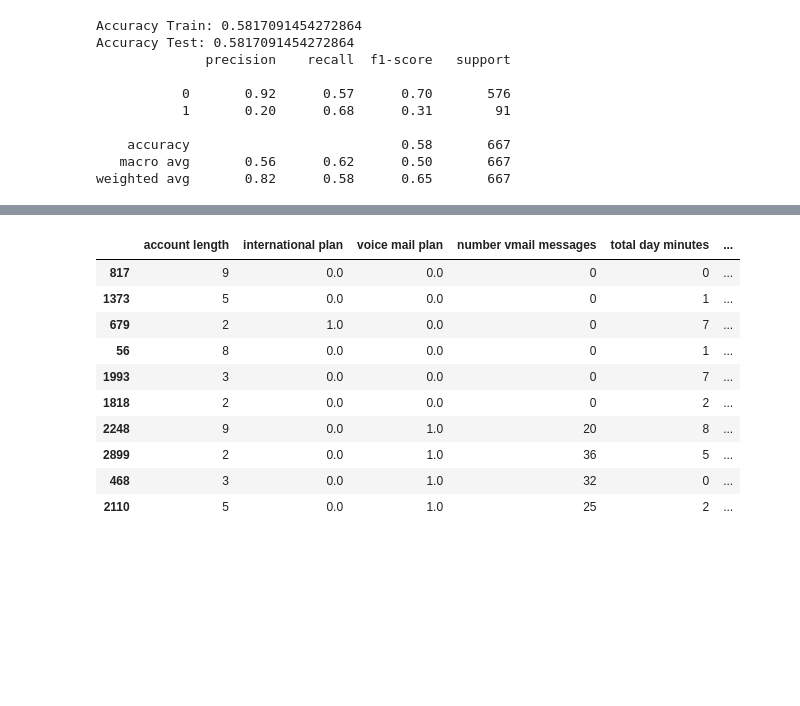
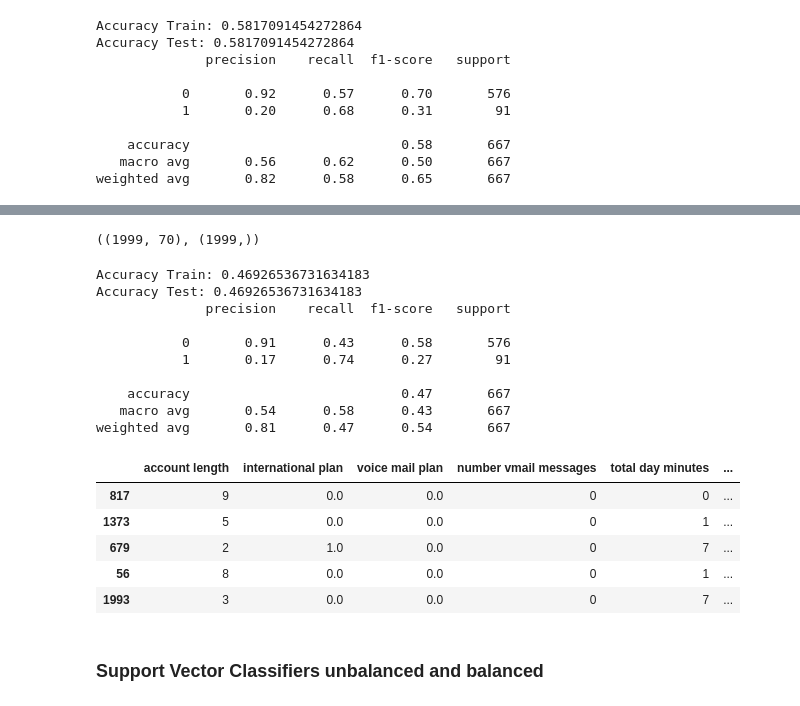
Before and after one commit to scottkds/metis_project3, a Jupyter notebook: models/Models_LR_NB_SVM_KNN_RF.ipynb, the cells around one changed output, grey strips where cells are left out. Drawn from its saved outputs; the diff is of its cells as text; code cells hidden in the pictures; blank space fills up the shorter version.

```diff
--- a/models/Models_LR_NB_SVM_KNN_RF.ipynb
+++ b/models/Models_LR_NB_SVM_KNN_RF.ipynb
@@ -338,14 +414,40 @@ weighted avg       0.82      0.58      0.65       667
+# %%
+(C_train.shape, d_train.shape)
+# %% [output]
+((1999, 70), (1999,))
+# %%
+steps = [('SMOTENC', SMOTENC(categoricals[1:], sampling_strategy='minority', random_state=42)),
+         ('NB', MultinomialNB())]
+
+pipeline = Pipeline(steps)
+pipeline.fit(C_train, d_train)
+
+# Predict the labels of the test set: y_pred
+d_pred = pipeline.predict(C_test)
+
+# Compute and print metrics
+print("Accuracy Train: {}".format(pipeline.score(C_test, d_test)))
+print("Accuracy Test: {}".format(pipeline.score(C_test, d_test)))
+print(classification_report(d_test, d_pred))
+# %% [output]
+Accuracy Train: 0.46926536731634183
+Accuracy Test: 0.46926536731634183
+              precision    recall  f1-score   support
+
+           0       0.91      0.43      0.58       576
+           1       0.17      0.74      0.27        91
+
+    accuracy                           0.47       667
+   macro avg       0.54      0.58      0.43       667
+weighted avg       0.81      0.47      0.54       667
 # %%
-Q.head(10)
+Q.head()
 # %% [output]
 |  | account length | international plan | voice mail plan | number vmail messages | total day minutes | ... |
 | 817 | 9 | 0.0 | 0.0 | 0 | 0 | ... |
 | 1373 | 5 | 0.0 | 0.0 | 0 | 1 | ... |
 | 679 | 2 | 1.0 | 0.0 | 0 | 7 | ... |
 | 56 | 8 | 0.0 | 0.0 | 0 | 1 | ... |
 | 1993 | 3 | 0.0 | 0.0 | 0 | 7 | ... |
-| 1818 | 2 | 0.0 | 0.0 | 0 | 2 | ... |
-| 2248 | 9 | 0.0 | 1.0 | 20 | 8 | ... |
-| 2899 | 2 | 0.0 | 1.0 | 36 | 5 | ... |
-| 468 | 3 | 0.0 | 1.0 | 32 | 0 | ... |
-| 2110 | 5 | 0.0 | 1.0 | 25 | 2 | ... |
+# %% [markdown]
+### Support Vector Classifiers unbalanced and balanced
```
Also changed, not shown: parts of 10 cells of this notebook.
